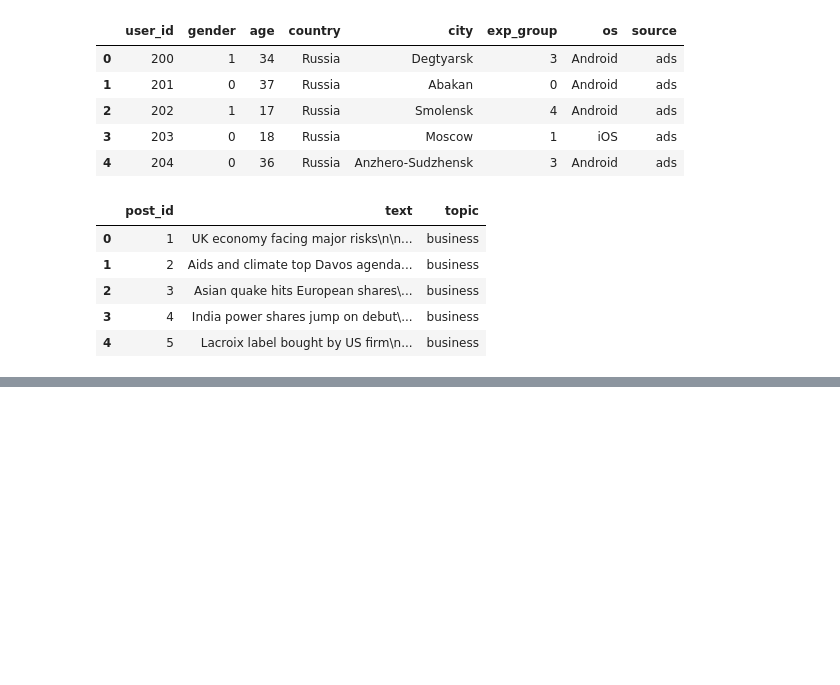
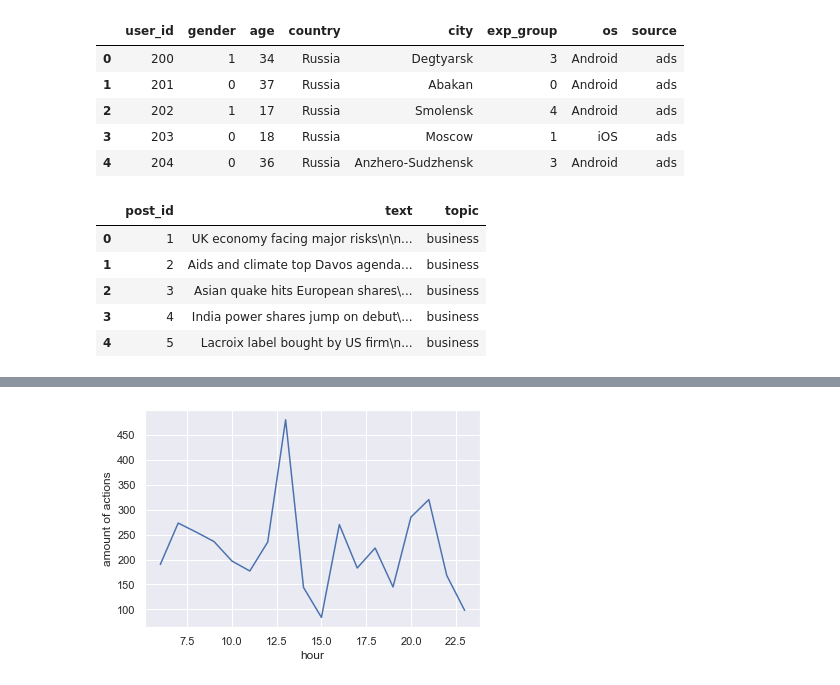
Before and after one commit to israfilovamaria/Recommendation-system-of-posts, a Jupyter notebook: Exploring data .ipynb, the cells around one changed output, grey strips where cells are left out. Drawn from its saved outputs; the diff is of its cells as text; code cells hidden in the pictures; blank space fills up the shorter version.

```diff
--- a/Exploring data .ipynb
+++ b/Exploring data .ipynb
@@ -35,0 +127,6 @@ feeddata.head()
+# %%
+activenessduringday = data[data.day == 1].groupby('hour')['action'].count().reset_index(name ="amount of actions")
+sns.lineplot(data=activenessduringday, x="hour", y="amount of actions")
+plt.show()
+# %% [output]
+[figure, added]
```
Also changed, not shown: parts of 56 cells of this notebook.
